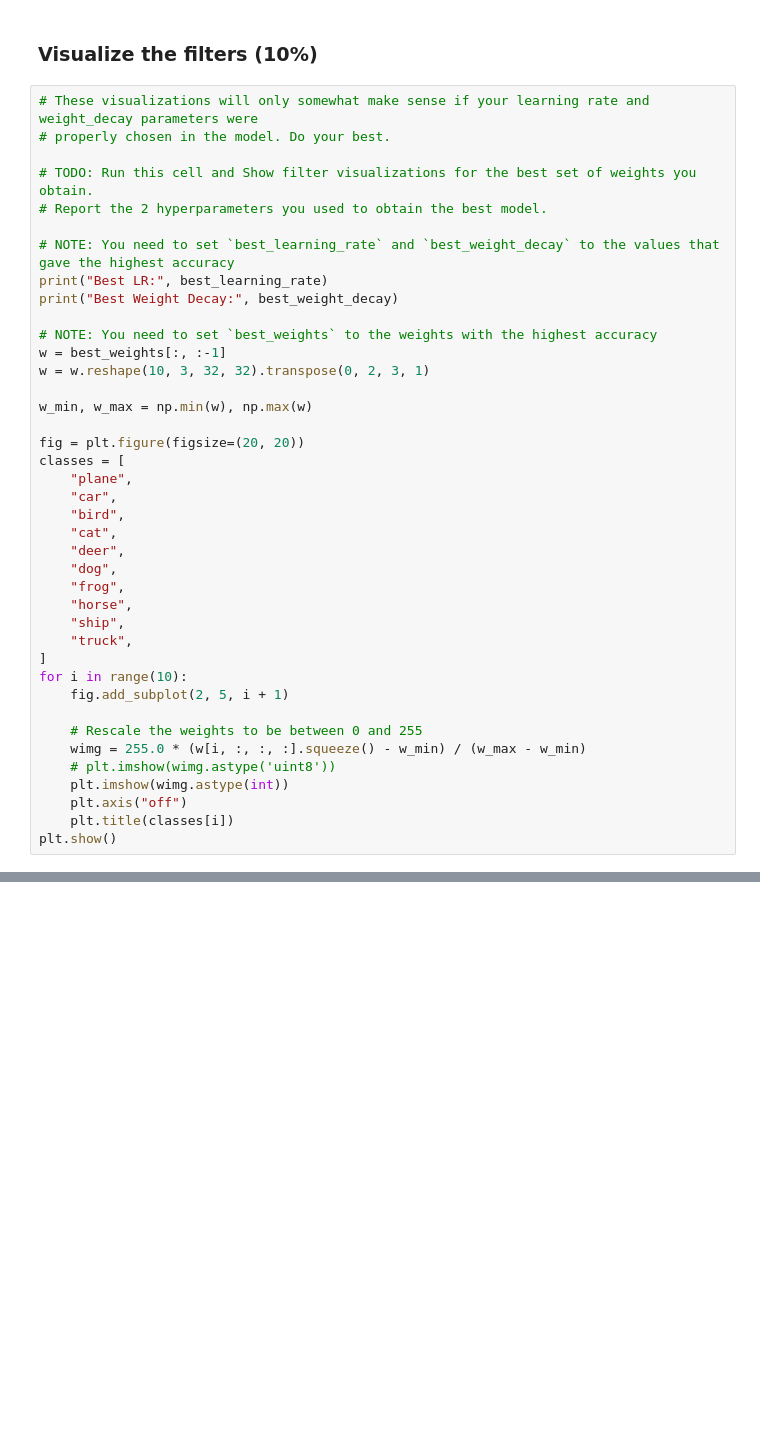
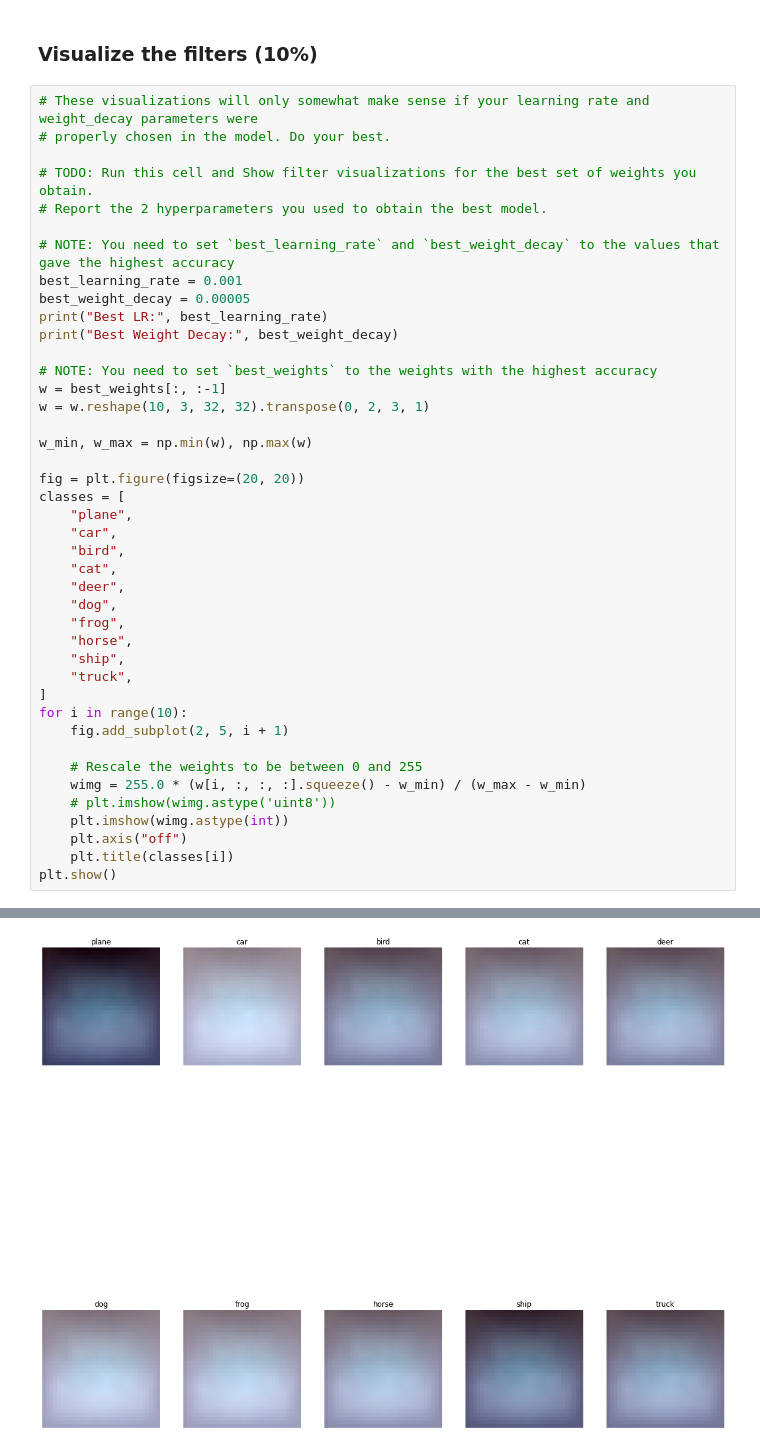
Before and after one commit to AndrewOnozuka/notes, a Jupyter notebook: ucsd/ece176/a2/linear_regression.ipynb, the cells around one changed output, grey strips where cells are left out. Drawn from its saved outputs; the diff is of its cells as text; blank space fills up the shorter version.

```diff
--- a/ucsd/ece176/a2/linear_regression.ipynb
+++ b/ucsd/ece176/a2/linear_regression.ipynb
@@ -219,6 +277,8 @@ HINT: Do not just think in terms of best training set performance, keep in mind
 # Report the 2 hyperparameters you used to obtain the best model.
 
 # NOTE: You need to set `best_learning_rate` and `best_weight_decay` to the values that gave the highest accuracy
+best_learning_rate = 0.001
+best_weight_decay = 0.00005
 print("Best LR:", best_learning_rate)
 print("Best Weight Decay:", best_weight_decay)
 
@@ -251,3 +311,4 @@ for i in range(10):
     plt.axis("off")
     plt.title(classes[i])
 plt.show()
+# %% [output]
@@ -253,0 +317 @@ plt.show()
+[figure, added]
```
Also changed, not shown: parts of 11 cells of this notebook, 10 other files.
